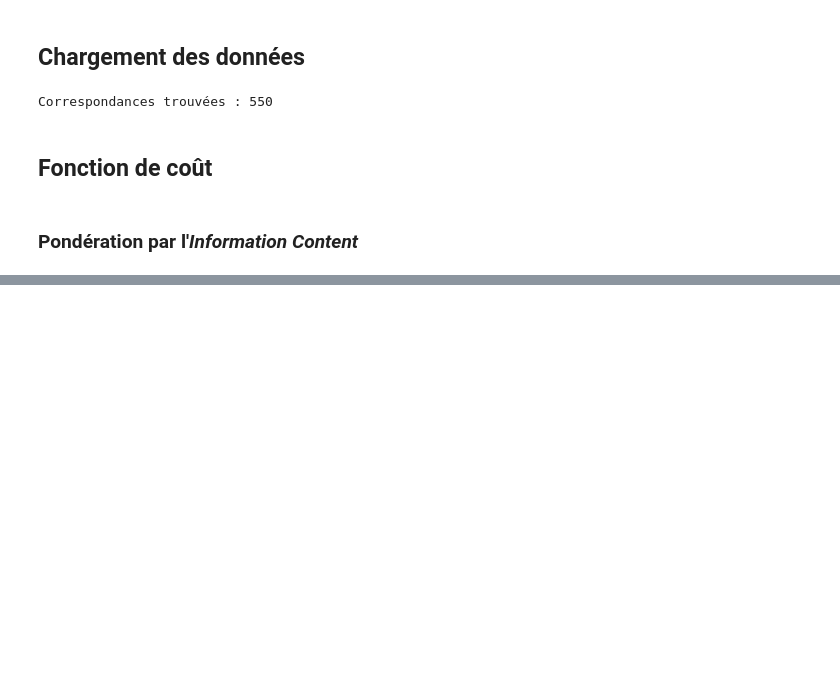
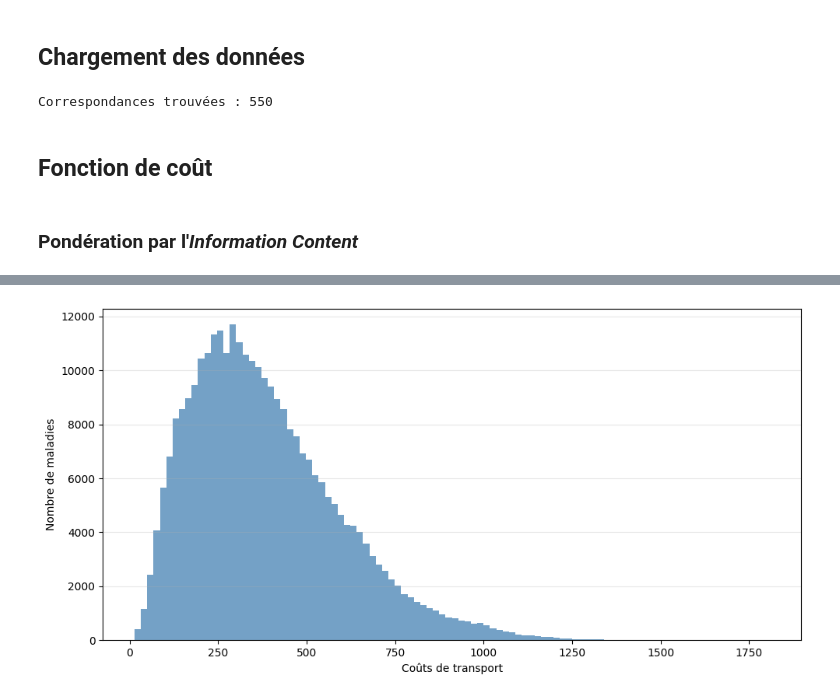
Before and after one commit to averniere/OT_simulation_maladies, a Jupyter notebook: Embeddings/test.ipynb, the cells around one changed output, grey strips where cells are left out. Saved outputs shown, nothing was run; the diff lists cells and outputs as text; code cells hidden in the pictures; blank space fills up the shorter version.

```diff
--- a/Embeddings/test.ipynb
+++ b/Embeddings/test.ipynb
@@ -146,11 +113,6 @@ def cost_matrix_hamm(df_omim, df_orpha, weights, block_size=256):
         block = omim_matrix[i_start:i_end]
         diff = np.abs(block[:, None, :] - orpha_matrix[None, :, :])
         C[i_start:i_end] = (diff * weights_vector).sum(axis=2)
-    # Check
-    for i, j in [(0, 0), (3, 7), (9, 14)]:
-        ref = np.dot(np.abs(omim_matrix[i, :] - orpha_matrix[j, :]), weights_vector)
-        new = C[i, j]
-        print(f"C[{i},{j}]  ref={ref:.6f}  new={new:.6f}  diff={abs(ref-new):.2e}")
     return C
 # %%
 C = cost_matrix_hamm(df_omim, df_orpha, weights)
@@ -186,0 +148,18 @@ Top-5 accuracy : 0.853 (469/550)
+# %%
+root = "HP:0000001"
+depths = nx.single_source_shortest_path_length(G_hpo_work.reverse(), source=root)
+
+C1 = cost_matrix_hamm(df_omim, df_orpha, depths)
+
+# Sans régularisation
+print("======== Sans régularisation ========")
+ot_plan, ot_cost = compute_transport(C1, a=None, b=None)
+ranks, pairs = evaluate_transport(ot_plan, df_gt_set, C1)
+
+# Avec régularisation
+print("======== Avec régularisation ========")
+grid = np.linspace(0.01, 5, 100)
+epsilon = grid[0] * np.mean(C1)
+print(epsilon)
+ot_plan_reg, ot_cots_reg = compute_transport_sinkhorn(C1, None, None, epsilon, 10000, 1e-4, False)
+ranks_reg, pairs_reg = evaluate_transport(ot_plan_reg, df_gt_set, C1)
@@ -186,0 +180,13 @@ Top-5 accuracy : 0.853 (469/550)
+# %%
+fig, ax = plt.subplots(figsize=(10, 5))
+
+sns.histplot(C1.ravel(), bins=100, ax=ax, color='steelblue', edgecolor='none')
+
+ax.set_xlabel("Coûts de transport")
+ax.set_ylabel("Nombre de maladies")
+ax.grid(axis='y', alpha=0.3)
+
+plt.tight_layout()
+plt.show()
+# %% [output]
+[figure, added]
```
Also changed, not shown: parts of 12 cells of this notebook, 1 other file.
